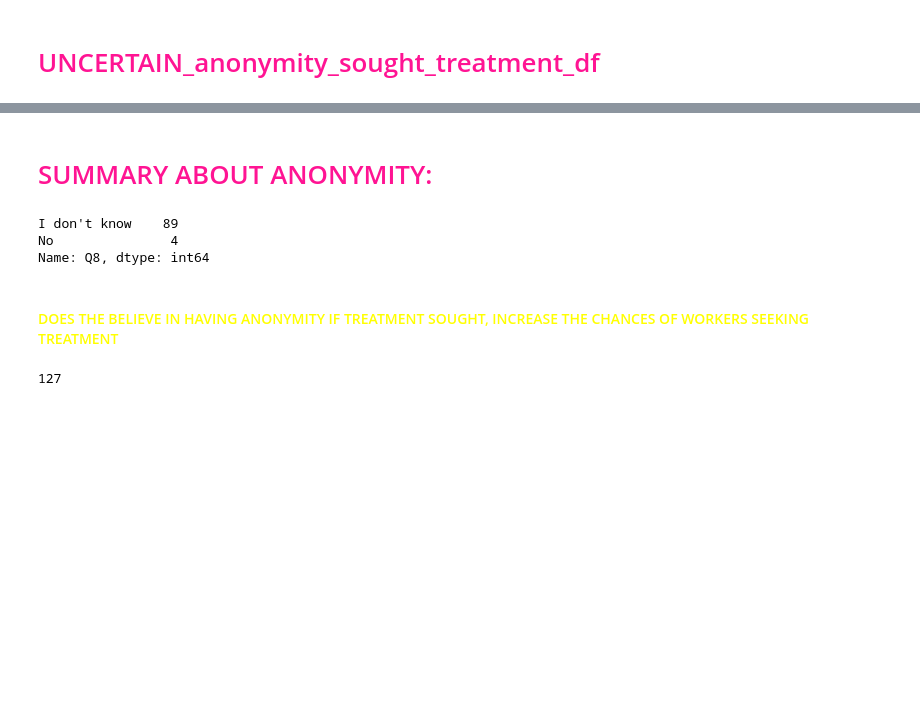
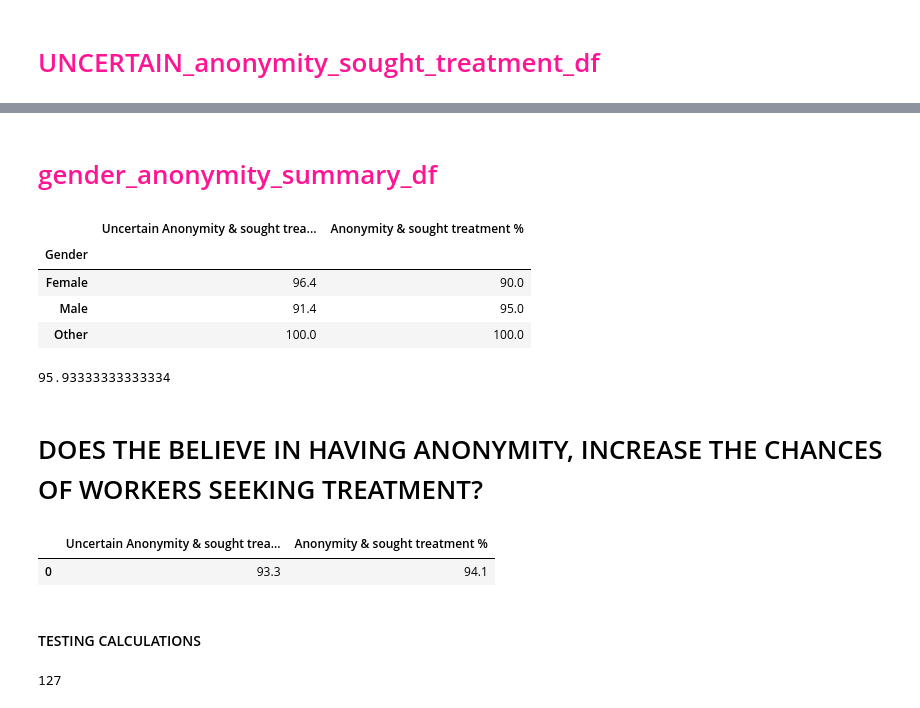
Before and after one commit to gnavneetg/BootCampG5, a Jupyter notebook: MauriciosNotebook/genders_anonymity.ipynb, the cells around one changed output, grey strips where cells are left out. Saved outputs shown, nothing was run; the diff lists cells and outputs as text; code cells hidden in the pictures; blank space fills up the shorter version.

```diff
--- a/MauriciosNotebook/genders_anonymity.ipynb
+++ b/MauriciosNotebook/genders_anonymity.ipynb
@@ -475,2 +453,2 @@ uncertain_anonymity_sought_treatment_df
 # %% [markdown]
-# <span style="color:deeppink">SUMMARY ABOUT ANONYMITY:</span>
+# <span style="color:deeppink">gender_anonymity_summary_df</span>
@@ -479,6 +455,24 @@ uncertain_anonymity_sought_treatment_df
-# %%
-tech_workers_df[(tech_workers_df['Q27'] == 'Yes') & (tech_workers_df['Q8'] != 'Yes')]['Q8'].value_counts()
-# %% [output]
-I don't know    89
-No               4
-Name: Q8, dtype: int64
+# %%
+#TO DO: SUMMARY ABOUT ANONYMITY:
+
+gender_anonymity_summary_df = pd.DataFrame({
+
+    'Uncertain Anonymity & sought treatment %': round(uncertain_anonymity_sought_treatment/uncertain_about_anonymity*100,1),
+    'Anonymity & sought treatment %': round(believes_anonymity_sought_treatment/believes_anonymity*100,)
+
+})
+# %%
+#BY GENDER
+gender_anonymity_summary_df.index.name = 'Gender'
+gender_anonymity_summary_df
+# %% [output]
+|  | Uncertain Anonymity & sought trea... | Anonymity & sought treatment % |
+| Gender |  |  |
+| Female | 96.4 | 90.0 |
+| Male | 91.4 | 95.0 |
+| Other | 100.0 | 100.0 |
+# %%
+uncertain_anonymity_sought_treatment_df['Uncertain Anonymity & sought treatment %'].mean()
+# uncertain_anonymity_sought_treatment_df['Uncertain Anonymity & sought treatment %']
+# %% [output]
+95.93333333333334
@@ -485,3 +492,2 @@ Name: Q8, dtype: int64
 # %% [markdown]
-#### <span style="color:yellow">DOES THE BELIEVE IN HAVING ANONYMITY IF TREATMENT SOUGHT, INCREASE THE CHANCES OF WORKERS SEEKING TREATMENT
-</span>
+# DOES THE BELIEVE IN HAVING ANONYMITY, INCREASE THE CHANCES OF WORKERS SEEKING TREATMENT?
@@ -498,3 +494,10 @@ pd.DataFrame({
+# %%
+genderless_anonymity_summary_df
+# %% [output]
+|  | Uncertain Anonymity & sought trea... | Anonymity & sought treatment % |
+| 0 | 93.3 | 94.1 |
+# %% [markdown]
+#### TESTING CALCULATIONS
 # %%
 #DIAGNOSED
 diagnosed_count = tech_workers_df[(tech_workers_df['Q27'] == 'Yes')]['Q27'].count()
```
Also changed, not shown: parts of 20 cells of this notebook.
